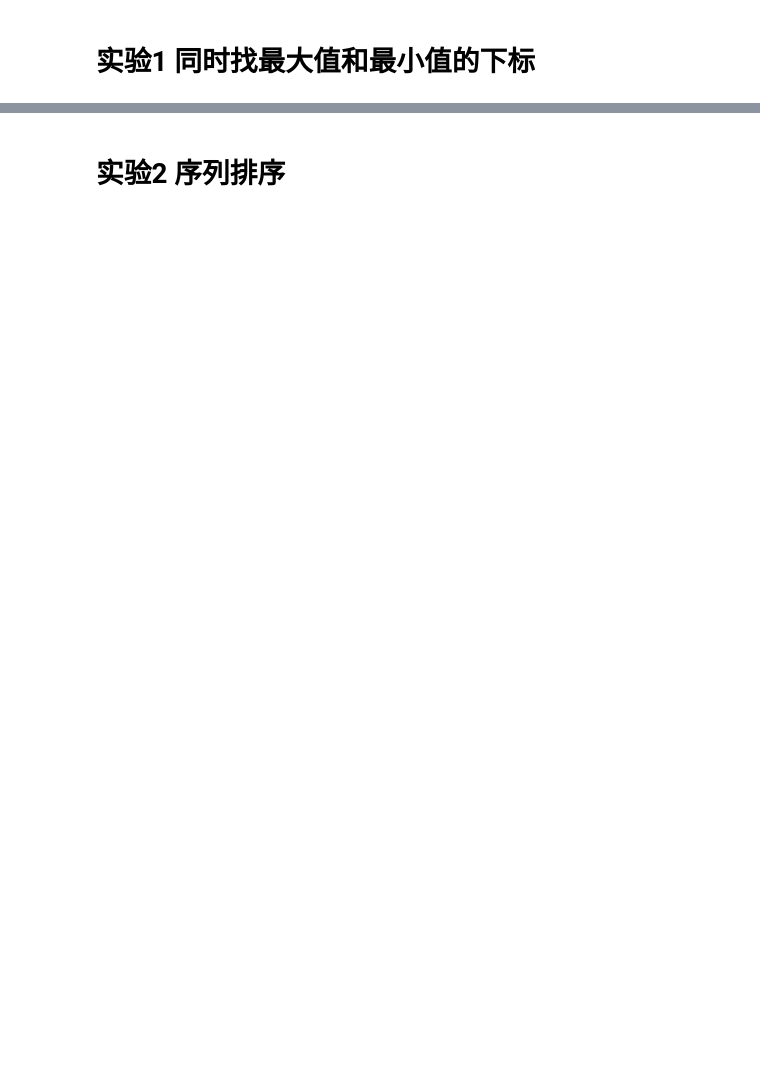
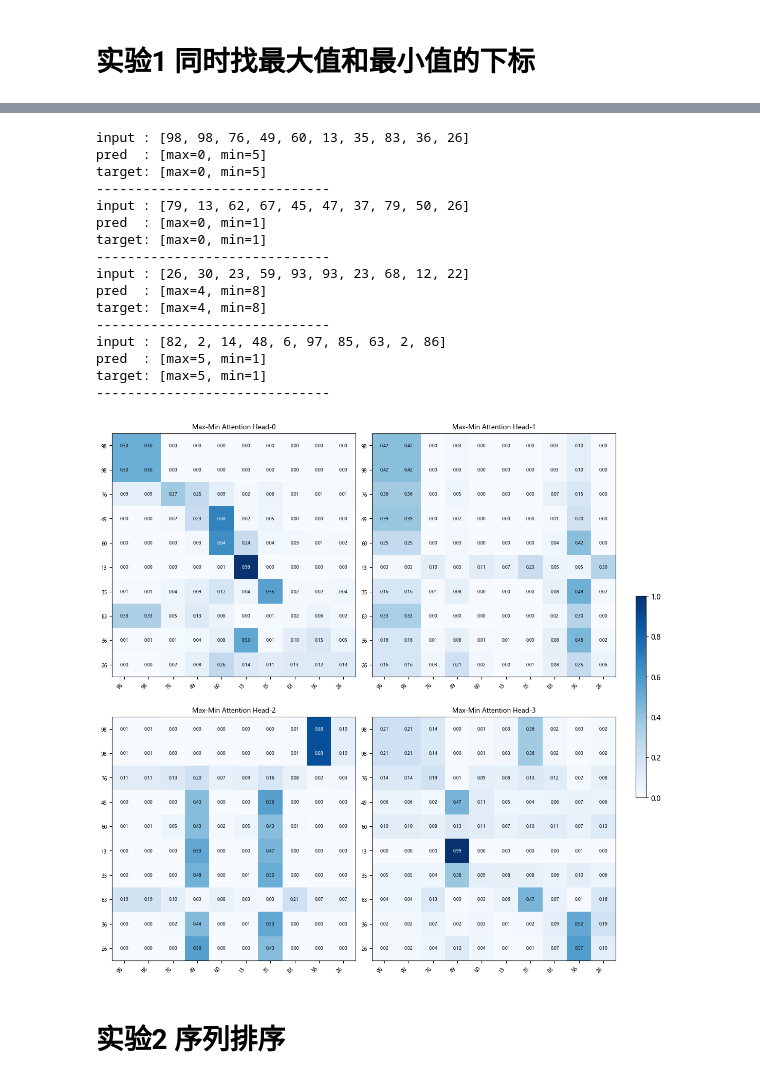
Before and after one commit to Antrairs/inside-transformer, a Jupyter notebook: notebooks/02_MulitHandAttention/MulitHandAttention.ipynb, the cells around one changed output, grey strips where cells are left out. Saved outputs shown, nothing was run; the diff lists cells and outputs as text; code cells hidden in the pictures; blank space fills up the shorter version.

```diff
--- a/notebooks/02_MulitHandAttention/MulitHandAttention.ipynb
+++ b/notebooks/02_MulitHandAttention/MulitHandAttention.ipynb
@@ -58,17 +55,12 @@ import matplotlib.pyplot as plt
 plt.rcParams["font.family"] = "Microsoft YaHei"
 plt.rcParams["axes.unicode_minus"] = False
 
-def plot_attention(attn_w, tokens=None, title="Attention Weights", cmap="Blues"):
-    # attn_w: (batch, num_heads, T, T) 或 (num_heads, T, T)
-    if attn_w.dim() == 4:
-        attn_w = attn_w[0]  # 取第一个样本
+def plot_attention(attn_w, tokens, title="Head", cmap="Blues"):
+    # attn_w: (num_heads, T, T)
 
     num_heads = attn_w.shape[0]
     seq_len = attn_w.shape[1]
     attn_w = attn_w.detach().cpu().float()
-
-    if tokens is None:
-        tokens = [str(i) for i in range(seq_len)]
 
     cell = seq_len * 0.5 + 0.5
     fig, axes = plt.subplots(2, 2, figsize=(cell * 2, cell * 2), constrained_layout=True)
@@ -77,8 +69,10 @@ def plot_attention(attn_w, tokens=None, title="Attention Weights", cmap="Blues")
         ax = axes[n // 2][n % 2]
         if n < num_heads:
             im = ax.imshow(attn_w[n], cmap=cmap, vmin=0, vmax=1)
-            ax.set_xticks(range(seq_len)); ax.set_xticklabels(tokens, rotation=45, ha="right", fontsize=7)
-            ax.set_yticks(range(seq_len)); ax.set_yticklabels(tokens, fontsize=7)
+            ax.set_xticks(range(seq_len))
+            ax.set_xticklabels(tokens, rotation=45, ha="right", fontsize=7)
+            ax.set_yticks(range(seq_len))
+            ax.set_yticklabels(tokens, fontsize=7)
             ax.set_title(f"{title} Head-{n}", fontsize=9)
             for i in range(seq_len):
                 for j in range(seq_len):
@@ -86,7 +80,7 @@ def plot_attention(attn_w, tokens=None, title="Attention Weights", cmap="Blues")
                     ax.text(j, i, f"{val:.2f}", ha="center", va="center",
                             fontsize=6, color="white" if val > 0.6 else "black")
         else:
-            ax.axis('off')  # 关闭多余子图
+            ax.axis('off')
 
     plt.colorbar(im, ax=axes, fraction=0.02, pad=0.04)
     plt.show()
@@ -99,9 +93,9 @@ def get_batch_max_min(batch, sql_len, low, high):
     min_y = torch.argmin(train_x, dim=-1)  # (batch_size,)
     return train_x, torch.stack([max_y, min_y], dim=-1)  # (batch_size, 2)
 
-epochs = 1000
+epochs = 100
 
-model = MultiHeadAttention(vocab_size=100, output_dim=2, d_model=16, num_heads=4)
+model = MultiHeadAttention(vocab_size=100, output_dim=2, d_model=32, num_heads=4)
 optimizer = torch.optim.Adam(model.parameters(), lr=0.01)
 criterion = nn.CrossEntropyLoss()
 
@@ -119,7 +113,7 @@ for i in range(epochs):
 
     loss.backward()
     optimizer.step()
-    if (i+1) % 100 == 0:
+    if (i+1) % 10 == 0:
         print(
             f"Epoch {i+1}, Loss: {loss.item():.4f}, "
             f"MaxLoss: {loss_max.item():.4f}, MinLoss: {loss_min.item():.4f}"
@@ -138,20 +132,38 @@ Epoch 1000, Loss: 0.0804, MaxLoss: 0.0435, MinLoss: 0.0369
 # %%
 test_x, test_y = get_batch_max_min(4, 10, 1, 100)
 sample_tokens = [str(v) for v in test_x[0].tolist()]
 
 model.eval()
 with torch.no_grad():
     pred = model(test_x)
     pred_max = pred[:, :, 0].argmax(dim=-1)
     pred_min = pred[:, :, 1].argmax(dim=-1)
 
     for i in range(test_x.size(0)):
         print(f"input : {test_x[i].tolist()}")
         print(f"pred  : [max={pred_max[i].item()}, min={pred_min[i].item()}]")
         print(f"target: [max={test_y[i,0].item()}, min={test_y[i,1].item()}]")
         print("-" * 30)
 
-    plot_attention(model.attn_w, tokens=sample_tokens, title="Exp1 Max-Min Attention")
+    plot_attention(model.attn_w[0], tokens=sample_tokens, title="Max-Min Attention")
+# %% [output]
+input : [98, 98, 76, 49, 60, 13, 35, 83, 36, 26]
+pred  : [max=0, min=5]
+target: [max=0, min=5]
+------------------------------
+input : [79, 13, 62, 67, 45, 47, 37, 79, 50, 26]
+pred  : [max=0, min=1]
+target: [max=0, min=1]
+------------------------------
+input : [26, 30, 23, 59, 93, 93, 23, 68, 12, 22]
+pred  : [max=4, min=8]
+target: [max=4, min=8]
+------------------------------
+input : [82, 2, 14, 48, 6, 97, 85, 63, 2, 86]
+pred  : [max=5, min=1]
+target: [max=5, min=1]
+------------------------------
+[figure, added]
 # %% [markdown]
  # 实验2 序列排序
 # %%
```
Also changed, not shown: parts of 4 cells of this notebook, 3 other files.
